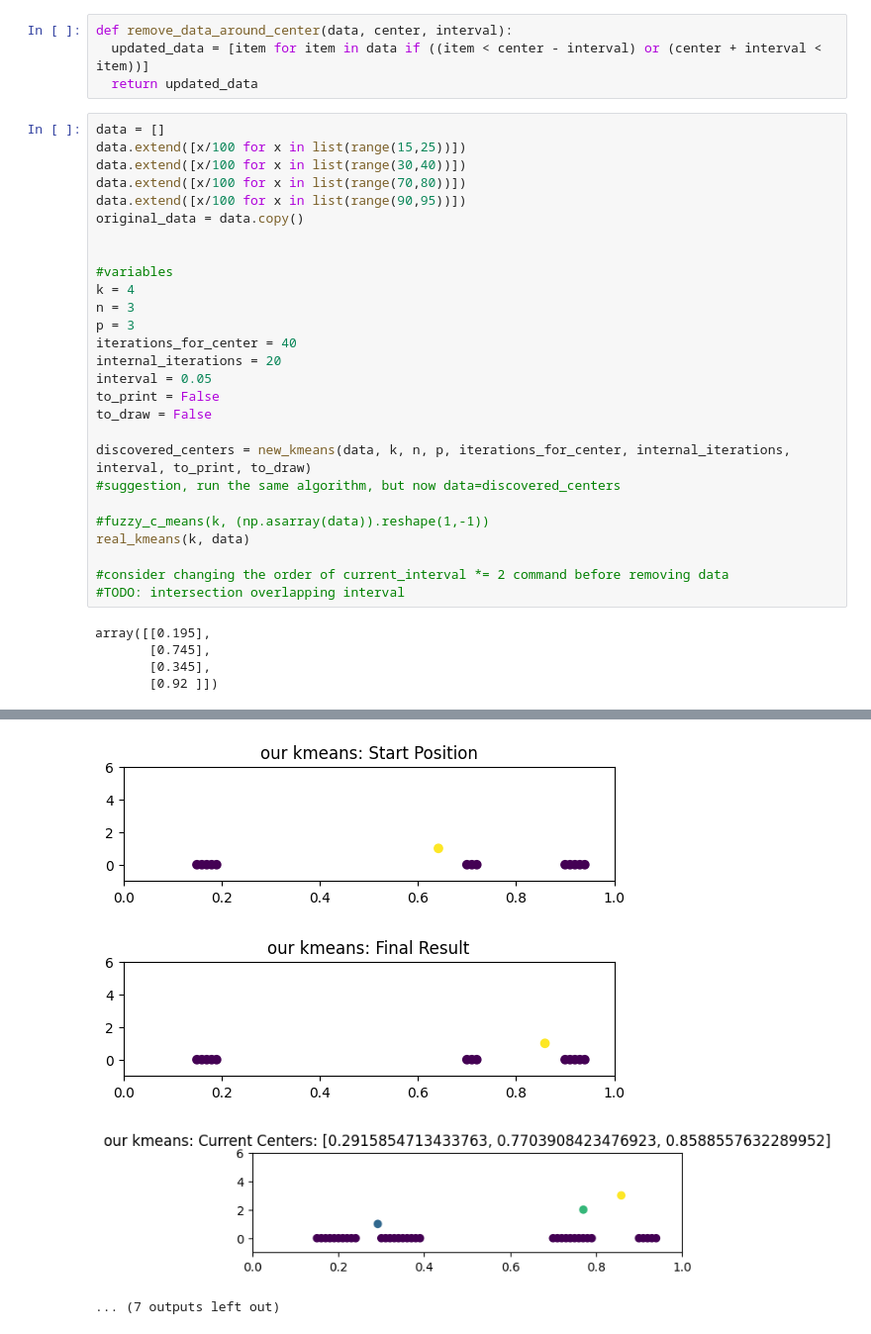
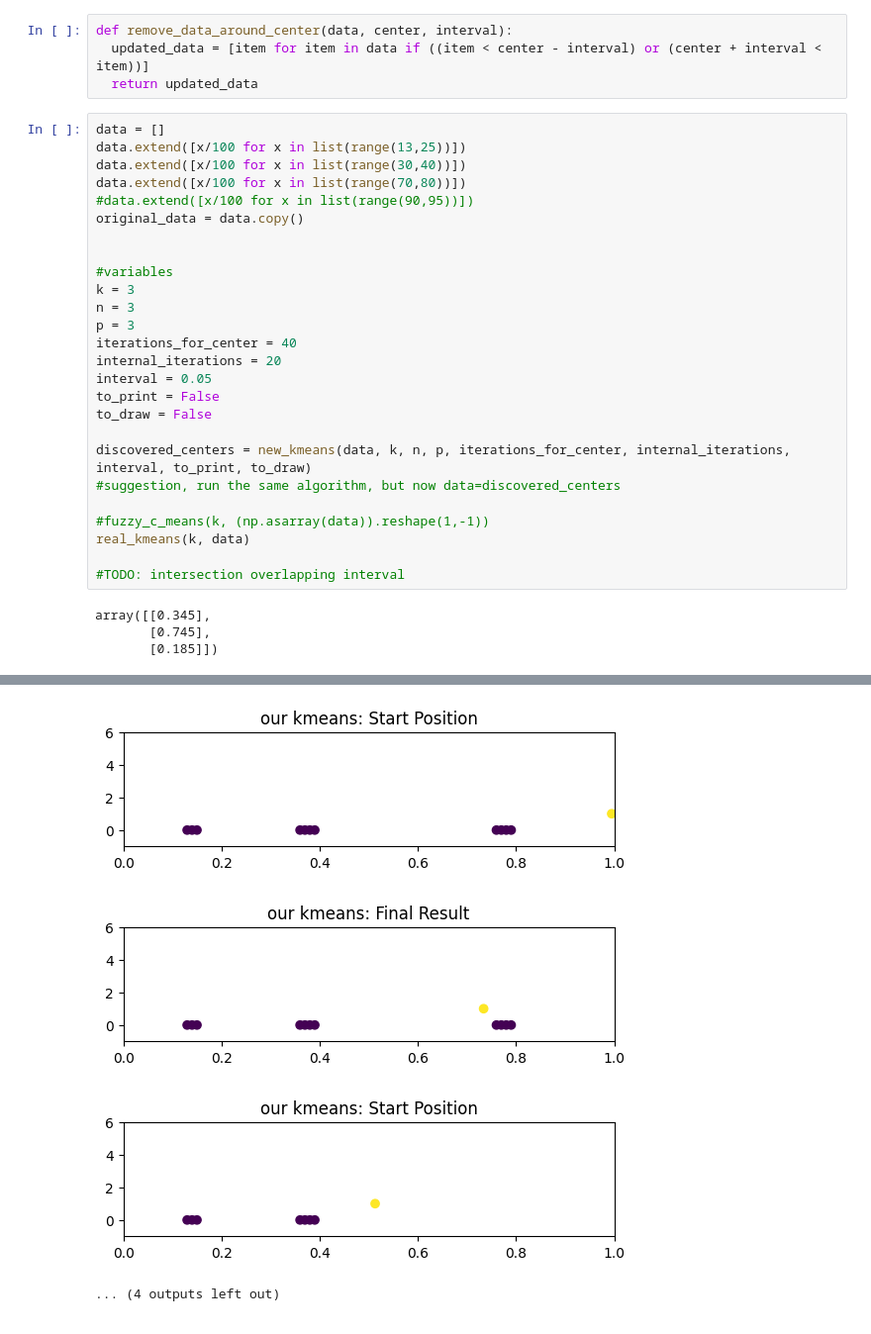
Before and after one commit to dolevi101/PPKMeans, a Jupyter notebook: TiiKM.ipynb, the cells around one changed output, grey strips where cells are left out. Shown: that part at 99% size. Cells and saved outputs as stored; diff of their text form.

```diff
--- a/TiiKM.ipynb
+++ b/TiiKM.ipynb
@@ -217,15 +214,15 @@ def remove_data_around_center(data, center, interval):
   return updated_data
 # %%
 data = []
-data.extend([x/100 for x in list(range(15,25))])
+data.extend([x/100 for x in list(range(13,25))])
 data.extend([x/100 for x in list(range(30,40))])
 data.extend([x/100 for x in list(range(70,80))])
-data.extend([x/100 for x in list(range(90,95))])
+#data.extend([x/100 for x in list(range(90,95))])
 original_data = data.copy()
 
 
 #variables
-k = 4
+k = 3
 n = 3
 p = 3
 iterations_for_center = 40
@@ -240,10 +237,8 @@ discovered_centers = new_kmeans(data, k, n, p, iterations_for_center, internal_i
 #fuzzy_c_means(k, (np.asarray(data)).reshape(1,-1))
 real_kmeans(k, data)
 
-#consider changing the order of current_interval *= 2 command before removing data
 #TODO: intersection overlapping interval
 # %% [output]
-array([[0.195],
+array([[0.345],
        [0.745],
-       [0.345],
-       [0.92 ]])
+       [0.185]])
@@ -258,4 +253,4 @@ array([[0.195],
-[figure, old version]
+[figure, new version]
-[figure, old version]
+[figure, new version]
-[figure, old version]
+[figure, new version]
-... (7 outputs left out)
+... (4 outputs left out)
```
Also changed, not shown: parts of 2 cells of this notebook.
